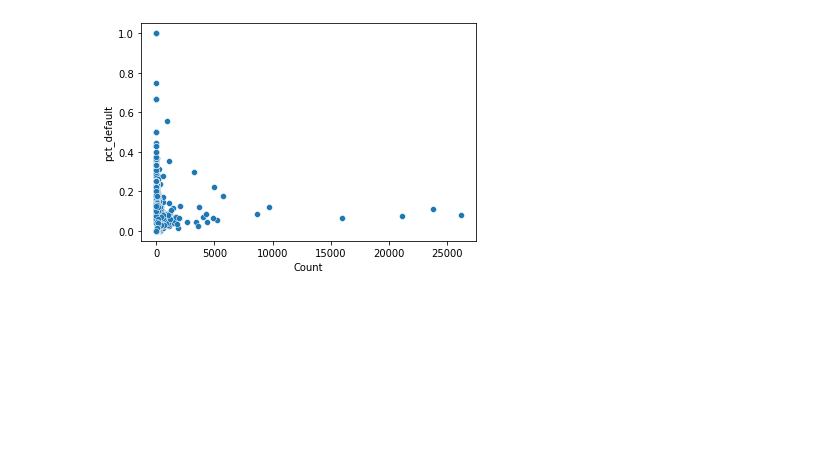
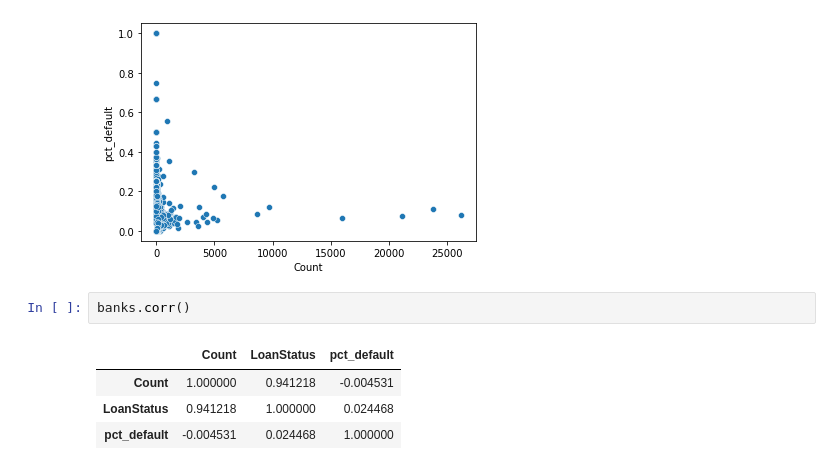
Before and after one commit to jhancuch/sba-loan-credit-analysis, a Jupyter notebook: eda/eda_sba_data.ipynb, the cells around one changed output. Drawn from its saved outputs; the diff is of its cells as text; blank space fills up the shorter version.

```diff
--- a/eda/eda_sba_data.ipynb
+++ b/eda/eda_sba_data.ipynb
@@ -563,3 +567,10 @@ sns.scatterplot(x=banks['Count'], y=banks['pct_default'])
 # %% [output]
 <AxesSubplot:xlabel='Count', ylabel='pct_default'>
 [figure]
+# %%
+banks.corr()
+# %% [output]
+|  | Count | LoanStatus | pct_default |
+| Count | 1.000000 | 0.941218 | -0.004531 |
+| LoanStatus | 0.941218 | 1.000000 | 0.024468 |
+| pct_default | -0.004531 | 0.024468 | 1.000000 |
```
Also changed, not shown: parts of 1 cell of this notebook.
